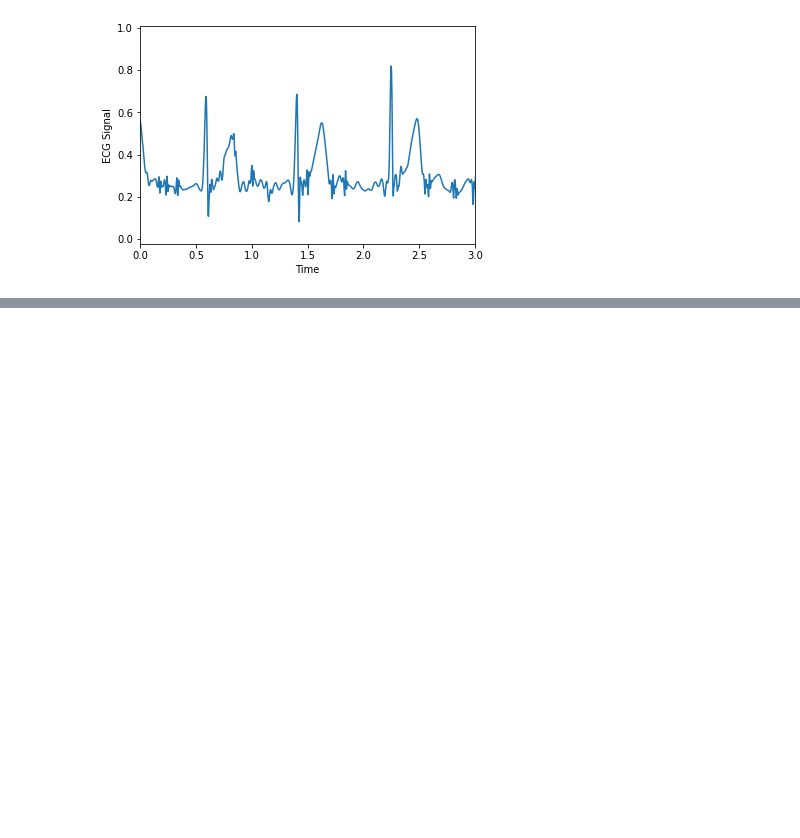
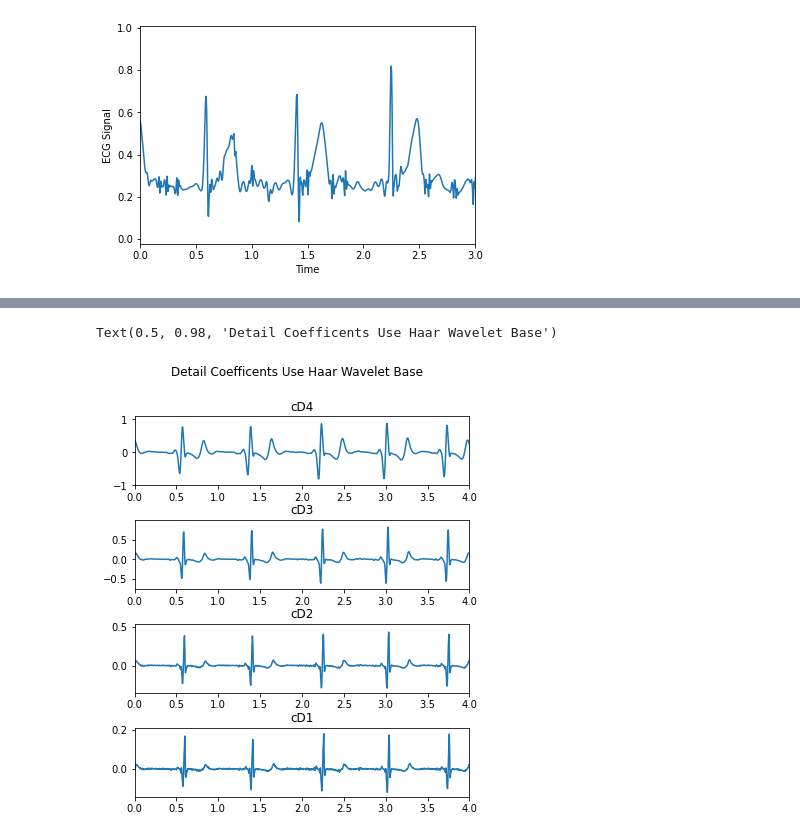
Before and after one commit to brlinbiu/stress-detector, a Jupyter notebook: quick_plot_demo.ipynb, the cells around one changed output, grey strips where cells are left out. Saved outputs shown, nothing was run; the diff lists cells and outputs as text; code cells hidden in the pictures; blank space fills up the shorter version.

```diff
--- a/quick_plot_demo.ipynb
+++ b/quick_plot_demo.ipynb
@@ -105,0 +77,27 @@ plt.plot(t, ecg)
+# %%
+plt.figure(figsize=(6, 7))
+plt.subplots_adjust(hspace =0.5)
+plt.subplot(411)
+plt.xlim(0, 4)
+plt.title("cD4")
+plt.plot(t, cD4)
+
+plt.subplot(412)
+plt.xlim(0, 4)
+plt.title("cD3")
+plt.plot(t, cD3)
+
+plt.subplot(413)
+plt.xlim(0, 4)
+plt.title("cD2")
+plt.plot(t, cD2)
+
+plt.subplot(414)
+plt.xlim(0, 4)
+plt.title("cD1")
+plt.plot(t, cD1)
+
+plt.suptitle("Detail Coefficents Use Haar Wavelet Base")
+# %% [output]
+Text(0.5, 0.98, 'Detail Coefficents Use Haar Wavelet Base')
+[figure, added]
```
Also changed, not shown: parts of 12 cells of this notebook, 6 other files.
